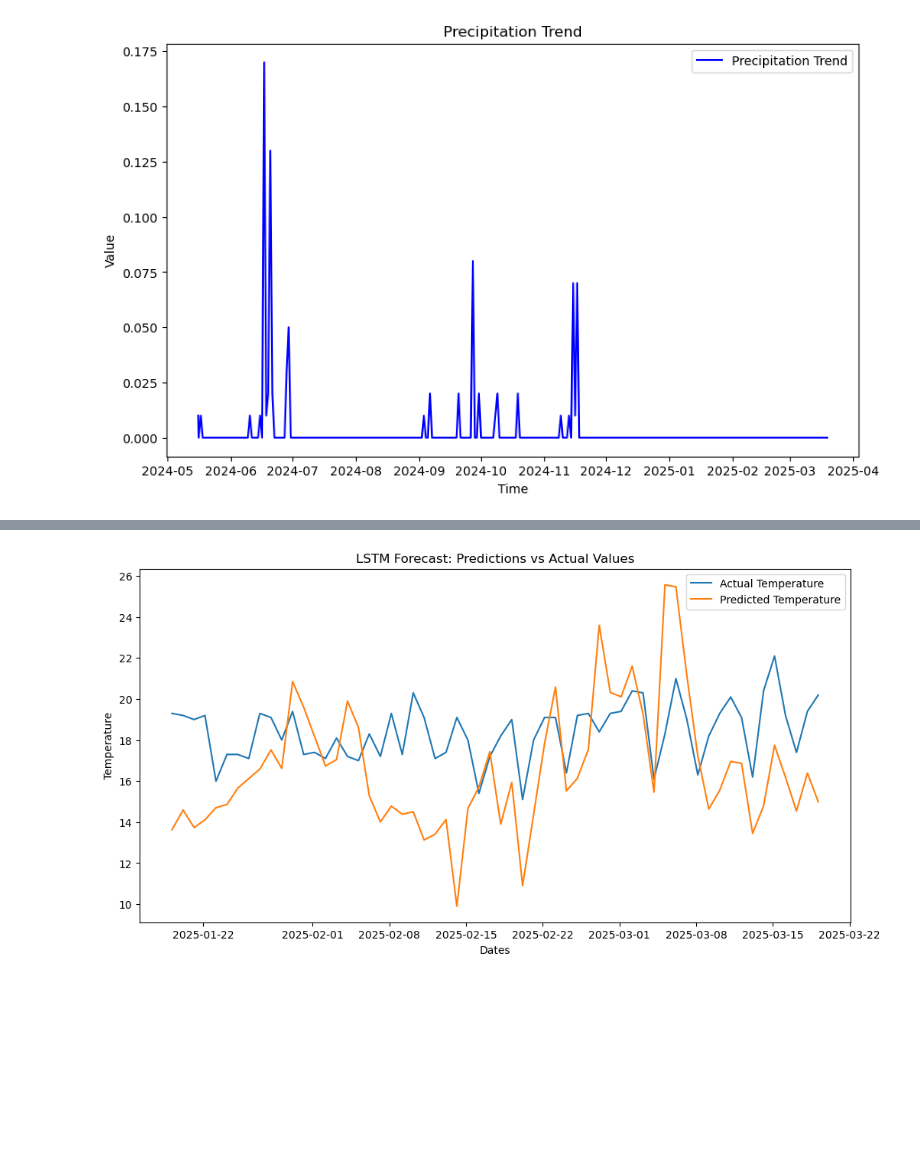
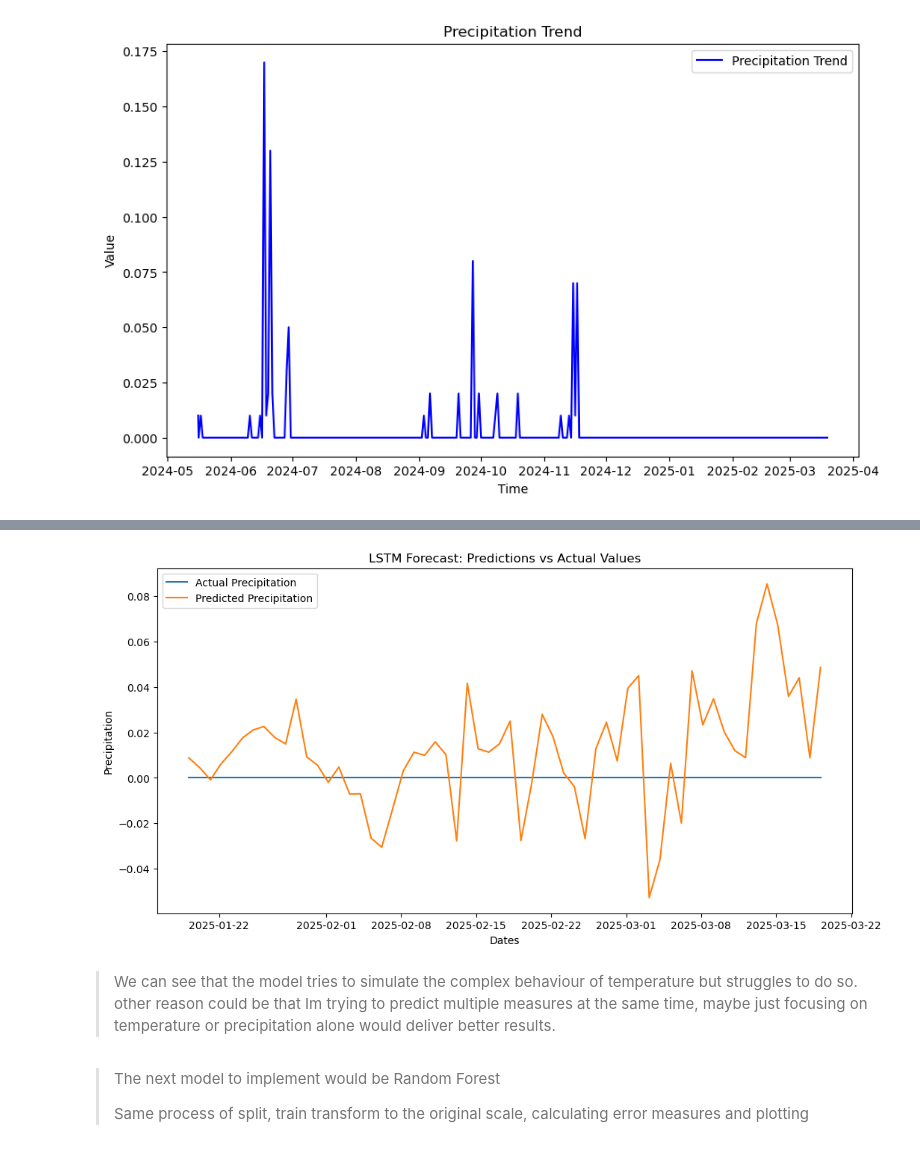
Before and after one commit to AlexOrdonez11/TechAssScientist, a Jupyter notebook: Analysis.ipynb, the cells around one changed output, grey strips where cells are left out. Drawn from its saved outputs; the diff is of its cells as text; code cells hidden in the pictures; blank space fills up the shorter version.

```diff
--- a/Analysis.ipynb
+++ b/Analysis.ipynb
@@ -566,16 +692,22 @@ Test Mean Absolute Error (MAE): 27.0934
 # %%
 #Plot Predicted vs Actual for temperature
 
 plt.figure(figsize=(12,6))
-plt.plot(df_scaled_location['last_updated'][-len(y_test_rescaled):], y_test_rescaled[:, 2], label="Actual Temperature")
-plt.plot(df_scaled_location['last_updated'][-len(test_predictions_rescaled):], test_predictions_rescaled[:, 2], label="Predicted Temperature")
+plt.plot(df_scaled_location['last_updated'][-len(y_test_rescaled):], y_test_rescaled[:, columns.index("precip_in")], label="Actual Precipitation")
+plt.plot(df_scaled_location['last_updated'][-len(test_predictions_rescaled):], test_predictions_rescaled[:, columns.index("precip_in")], label="Predicted Precipitation")
 plt.xlabel("Dates")
-plt.ylabel("Temperature")
+plt.ylabel("Precipitation")
 plt.title("LSTM Forecast: Predictions vs Actual Values")
 plt.legend()
 plt.show()
 # %% [output]
-[figure, old version]
+[figure, new version]
+# %% [markdown]
+> We can see that the model tries to simulate the complex behaviour of temperature but struggles to do so. other reason could be that Im trying to predict multiple measures at the same time, maybe just focusing on temperature or precipitation alone would deliver better results.
+# %% [markdown]
+> The next model to implement would be Random Forest
+>
+> Same process of split, train transform to the original scale, calculating error measures and plotting
 # %%
 #Preparing data for Random Forest Model
 X_flat = X.reshape((X.shape[0], X.shape[1] * X.shape[2]))
```
Also changed, not shown: parts of 57 cells of this notebook, 3 other files.
